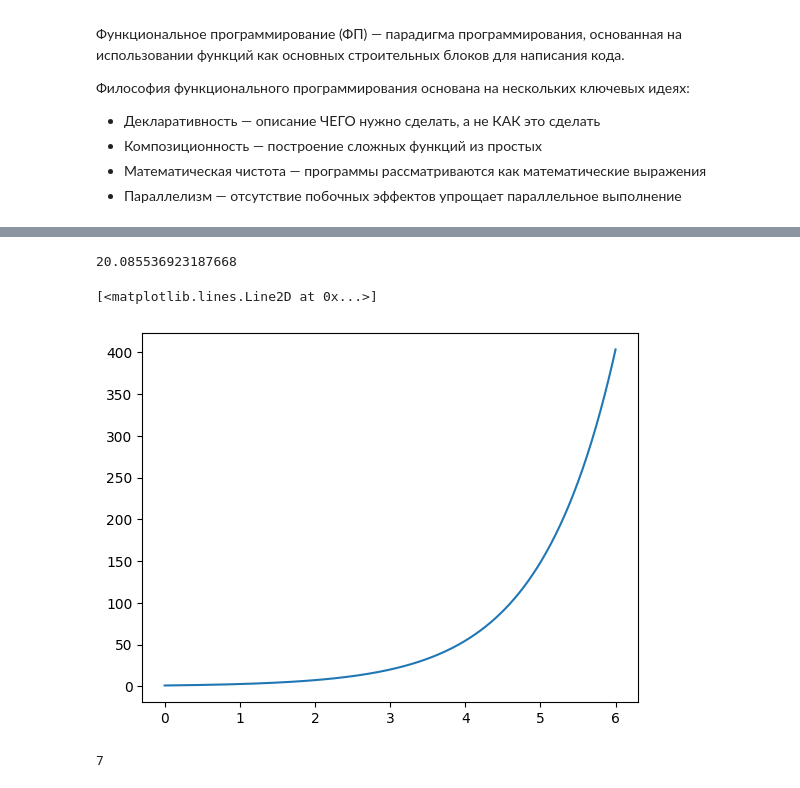
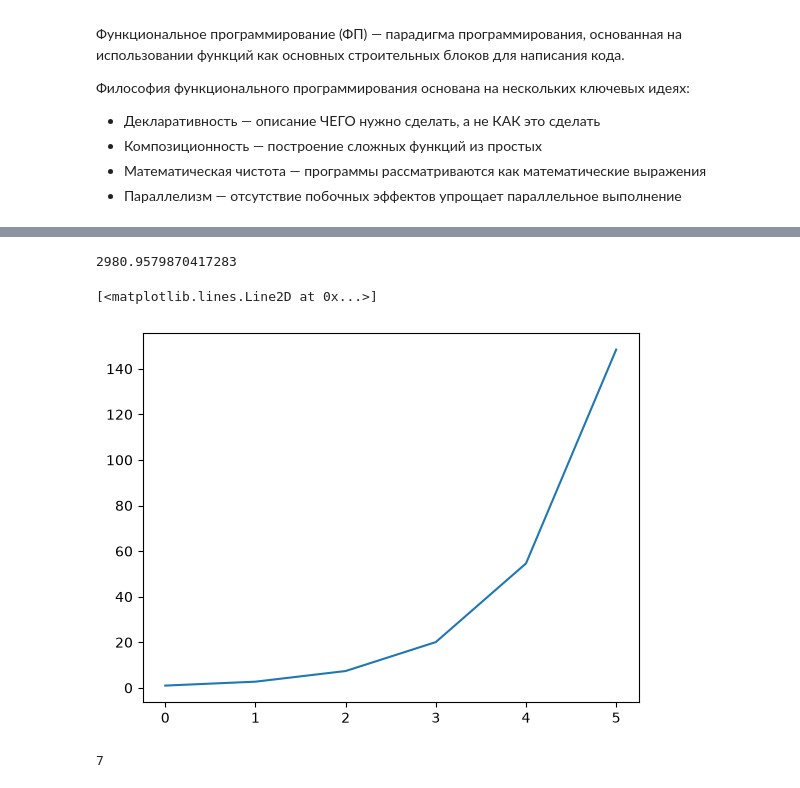
Before and after one commit to DKPokidov/python_basic_course, a Jupyter notebook: 04_paradigms/lectures/01_functions.ipynb, the cells around one changed output, grey strips where cells are left out. Saved outputs shown, nothing was run; the diff lists cells and outputs as text; code cells hidden in the pictures.

```diff
--- a/04_paradigms/lectures/01_functions.ipynb
+++ b/04_paradigms/lectures/01_functions.ipynb
@@ -25,23 +25,24 @@ def expanenta(x): # синтаксис объявлениея функции, г
 
 
 # применяем функцию
-func_value = expanenta(3)
+func_value = expanenta(8)
 print(func_value)
 # %% [output]
-20.085536923187668
+2980.9579870417283
 # %%
 import matplotlib.pyplot as plt
 
-# Генерируем список x от 0 до 6 с шагом 0.01
-x_list = [i / 100 for i in range(0, 601)]  # 0.00, 0.01, ..., 6.00
+x_list = []
 
-# Вычисляем y для каждого x через map
-y_list = list(map(expanenta, x_list))  # применяем функцию к каждому элементу
+for x in range(0,6):
+    x_list.append(x)
 
-# Строим график
+y_list = list(map(expanenta, x_list))
+
+#Построим график функции
 plt.plot(x_list, y_list)
 # %% [output]
 [<matplotlib.lines.Line2D at 0x...>]
-[figure, old version]
+[figure, new version]
 # %%
 # наченем теперь с начала
```
Also changed, not shown: parts of 12 cells of this notebook, 7 other files.
